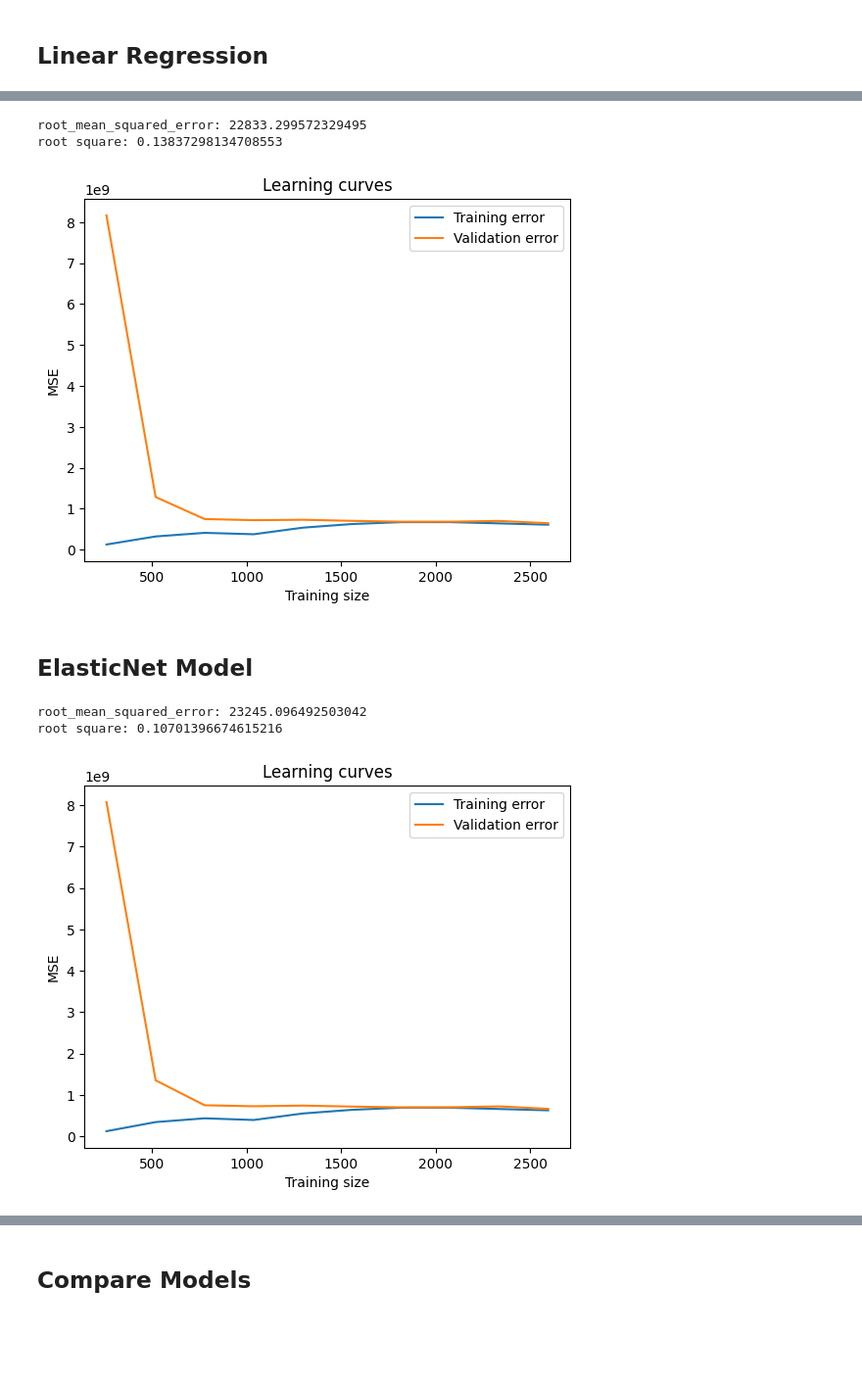
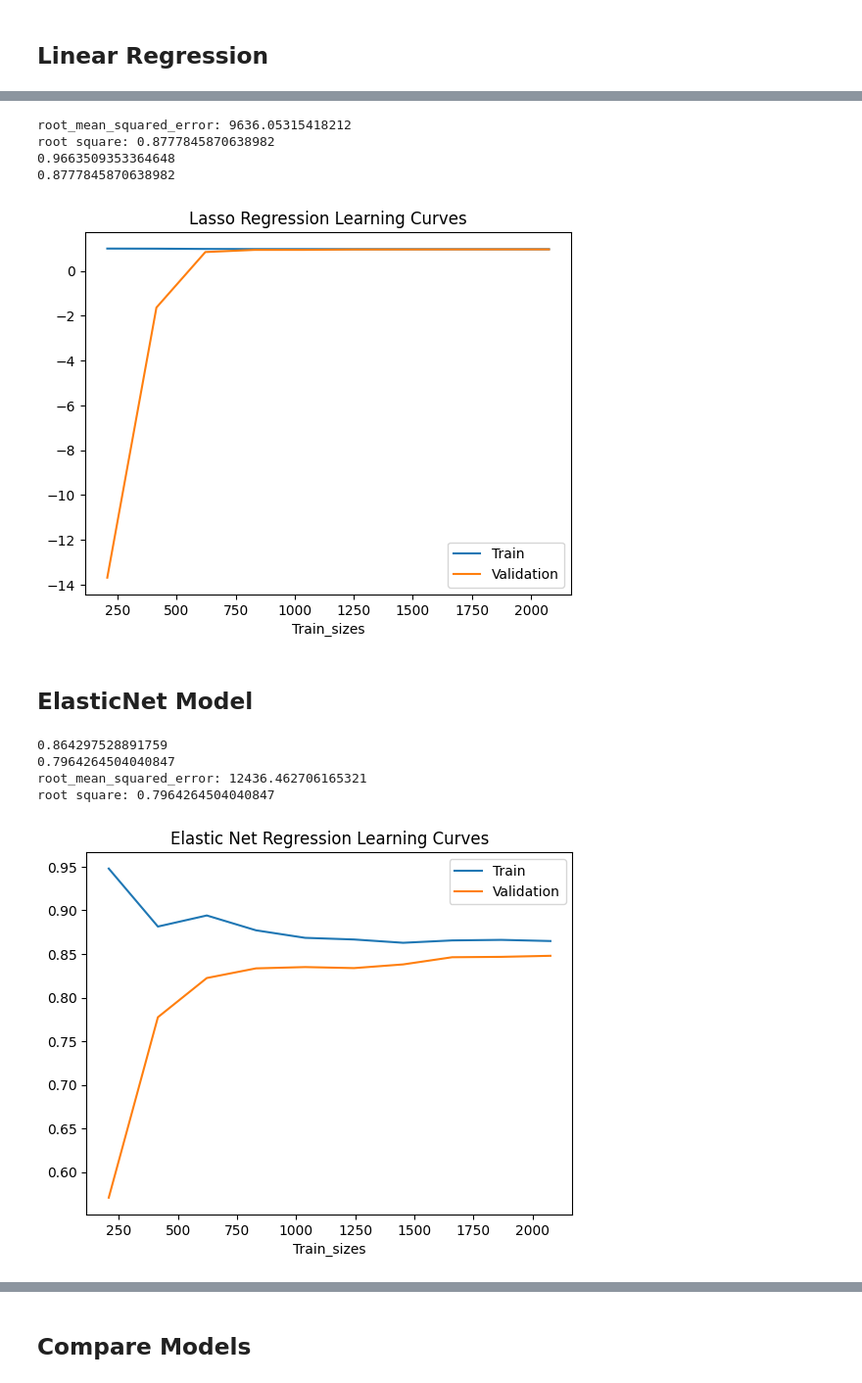
Before and after one commit to koto253/Data_Science_Portfolio, a Jupyter notebook: modeling.ipynb, the cells around one changed output, grey strips where cells are left out. Shown: that part at 98% size. Drawn from its saved outputs; the diff is of its cells as text; code cells hidden in the pictures; blank space fills up the shorter version.

```diff
--- a/modeling.ipynb
+++ b/modeling.ipynb
@@ -60,8 +45,16 @@ from sklearn.model_selection import train_test_split, cross_val_score, learning_
 
 # split the data
 X_train, X_test, y_train, y_test = train_test_split(
-    X, y, test_size=0.2, random_state=42
+    X, y, test_size=0.2, random_state=2
 )
+
+# # Scale the features
+from sklearn.preprocessing import StandardScaler
+
+# Scale the features
+scaler = StandardScaler()
+X_train = scaler.fit_transform(X_train)
+X_test = scaler.fit_transform(X_test)
 # %%
 # display the results of the split
 X_train.shape, X_test.shape, y_train.shape, y_test.shape
@@ -111,6 +112,6 @@ r_square:  0.13836869864647272
 # %%
 # Build a Lasso regression model
-lasso_reg = Lasso()
+lasso_reg = Lasso(max_iter=10000, alpha=0.1 )
 
 # Train the model
 lasso_reg.fit(X_train, y_train)
@@ -122,60 +123,66 @@ lasso_pred = lasso_reg.predict(X_test)
 lasso_rmse = root_mean_squared_error(y_test, lasso_pred)
 lasso_r2 = r2_score(y_test, lasso_pred)
 
-# output result
+# # output result
 print(f'root_mean_squared_error: {lasso_rmse}')
 print(f'root square: {lasso_r2}')
+print(lasso_reg.score(X_train, y_train))
+print(lasso_reg.score(X_test, y_test))
 
-#
-train_sizes, train_scores, test_scores = learning_curve(lasso_reg, X, y, cv=5, scoring='neg_mean_squared_error', n_jobs=-1, train_sizes=np.linspace(0.1, 1.0, 10))
-train_scores_mean = -train_scores.mean(axis=1)
-test_scores_mean = -test_scores.mean(axis=1)
+# Learning curve
+train_sizes, train_scores, test_scores = learning_curve(lasso_reg, X_train, y_train, cv=5, train_sizes=np.linspace(0.1, 1.0, 10))
 
+# plot the learning curve
 plt.figure()
-plt.plot(train_sizes, train_scores_mean, label='Training error')
-plt.plot(train_sizes, test_scores_mean, label='Validation error')
-plt.ylabel('MSE')
-plt.xlabel('Training size')
-plt.title('Learning curves')
+plt.plot(train_sizes, train_scores.mean(axis=1), label='Train')
+plt.plot(train_sizes, test_scores.mean(axis=1), label='Validation')
+plt.xlabel('Train_sizes')
+plt.title('Lasso Regression Learning Curves')
 plt.legend()
 plt.show()
 # %% [output]
-root_mean_squared_error: 22833.299572329495
-root square: 0.13837298134708553
+root_mean_squared_error: 9636.05315418212
+root square: 0.8777845870638982
+0.9663509353364648
+0.8777845870638982
-[figure, old version]
+[figure, new version]
 # %% [markdown]
 ## ElasticNet Model
 # %%
-# Train the model
-elastic_net_reg = ElasticNet()
+# Build a Elastic Net regression model
+elastic_net_reg = ElasticNet(max_iter=10000, alpha=1.0)
 
+3 # Train the model
 elastic_net_reg.fit(X_train, y_train)
 
-# make predictions
+print(elastic_net_reg.score(X_train, y_train))
+print(elastic_net_reg.score(X_test, y_test))
+
+# # make predictions
 elastic_net_pred = elastic_net_reg.predict(X_test)
 
 # Evaluate the model
 elastic_net_rmse = root_mean_squared_error(y_test, elastic_net_pred)
 elastic_net_r2 = r2_score(y_test, elastic_net_pred)
 
 # output result
 print(f'root_mean_squared_error: {elastic_net_rmse}')
 print(f'root square: {elastic_net_r2}')
 
-#
-train_sizes, train_scores, test_scores = learning_curve(elastic_net_reg, X, y, cv=5, scoring='neg_mean_squared_error', n_jobs=-1, train_sizes=np.linspace(0.1, 1.0, 10))
-train_scores_mean = -train_scores.mean(axis=1)
-test_scores_mean = -test_scores.mean(axis=1)
+# Learning curve
+train_sizes, train_scores, test_scores = learning_curve(elastic_net_reg, X_train, y_train, cv=5, train_sizes=np.linspace(0.1, 1.0, 10))
 
+# plot the learning curve
 plt.figure()
-plt.plot(train_sizes, train_scores_mean, label='Training error')
-plt.plot(train_sizes, test_scores_mean, label='Validation error')
-plt.ylabel('MSE')
-plt.xlabel('Training size')
-plt.title('Learning curves')
+plt.plot(train_sizes, train_scores.mean(axis=1), label='Train')
+plt.plot(train_sizes, test_scores.mean(axis=1), label='Validation')
+plt.xlabel('Train_sizes')
+plt.title('Elastic Net Regression Learning Curves')
 plt.legend()
 plt.show()
 # %% [output]
-root_mean_squared_error: 23245.096492503042
-root square: 0.10701396674615216
+0.864297528891759
+0.7964264504040847
+root_mean_squared_error: 12436.462706165321
+root square: 0.7964264504040847
-[figure, old version]
+[figure, new version]
```
Also changed, not shown: parts of 10 cells of this notebook, 3 other files.
